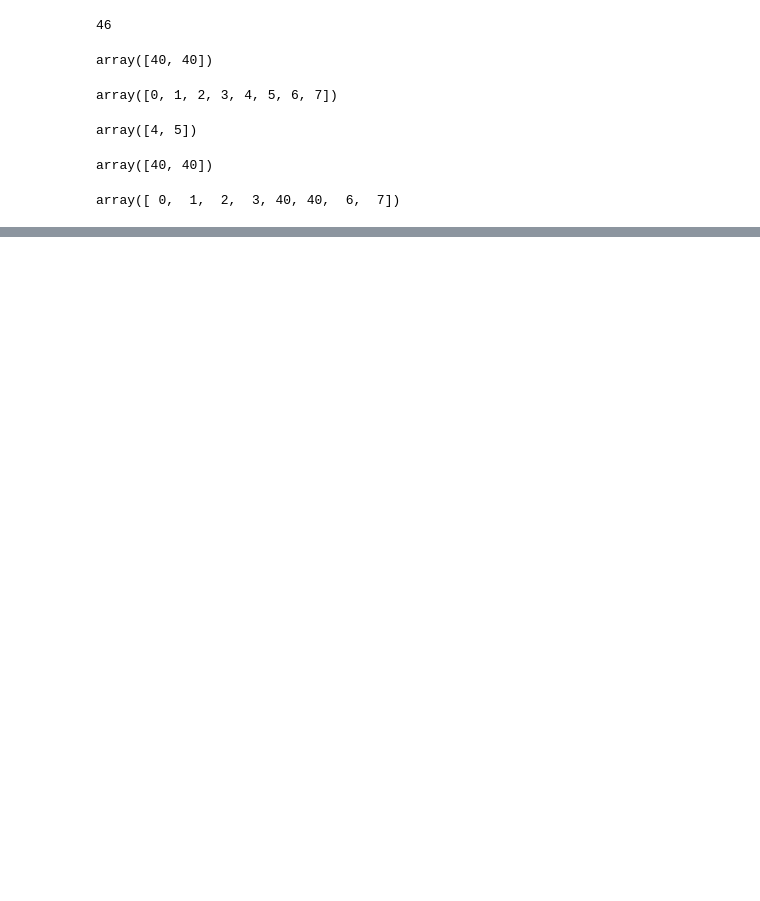
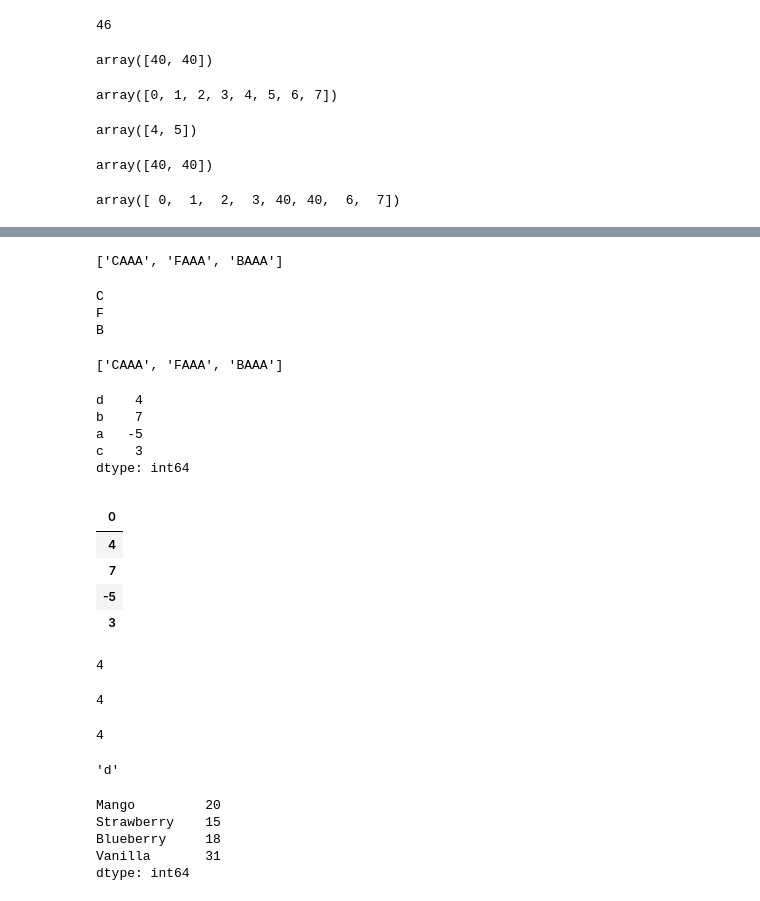
Before and after one commit to smeteo/Applied-DS-with-Python, a Jupyter notebook: Week4_Assignment.ipynb, the cells around one changed output, grey strips where cells are left out. Cells and saved outputs as stored; diff of their text form; code cells hidden in the pictures; blank space fills up the shorter version.

```diff
--- a/Week4_Assignment.ipynb
+++ b/Week4_Assignment.ipynb
@@ -1049,0 +1078,66 @@ s = 'ABCAC'
+# %%
+result()
+# %% [output]
+['CAAA', 'FAAA', 'BAAA']
+# %%
+s = 'ACAABAACAAABACDBADDDFSDDDFFSSSASDAFAAACBAAAFASD'
+
+result = []
+# compete the pattern below
+pattern = '(\w)AAA'
+for item in re.finditer(pattern, s):
+    # identify the group number below.
+    result.append(item.group())
+    print(item[0][0])
+result
+# %% [output]
+C
+F
+B
+['CAAA', 'FAAA', 'BAAA']
+# %%
+df=pd.Series([4,7,-5,3], index=['d','b','a','c'])
+df
+# %% [output]
+d    4
+b    7
+a   -5
+c    3
+dtype: int64
+# %%
+df = pd.DataFrame(df)
+# %%
+df.set_index(0)
+# %% [output]
+|  |
+| 0 |
+| 4 |
+| 7 |
+| -5 |
+| 3 |
+# %%
+df[0]
+# %% [output]
+4
+# %%
+df.iloc[0]
+# %% [output]
+4
+# %%
+df['d']
+# %% [output]
+4
+# %%
+df.index[0]
+# %% [output]
+'d'
+# %%
+s1 = pd.Series([20,15,18,31],index=['Mango','Strawberry','Blueberry','Vanilla'])
+s2 = pd.Series([20,30,15,20,20],index=['Strawberry','Vanilla', 'Banana','Mango','Plain'])
+s1
+# %% [output]
+Mango         20
+Strawberry    15
+Blueberry     18
+Vanilla       31
+dtype: int64
```
Also changed, not shown: parts of 18 cells of this notebook.
